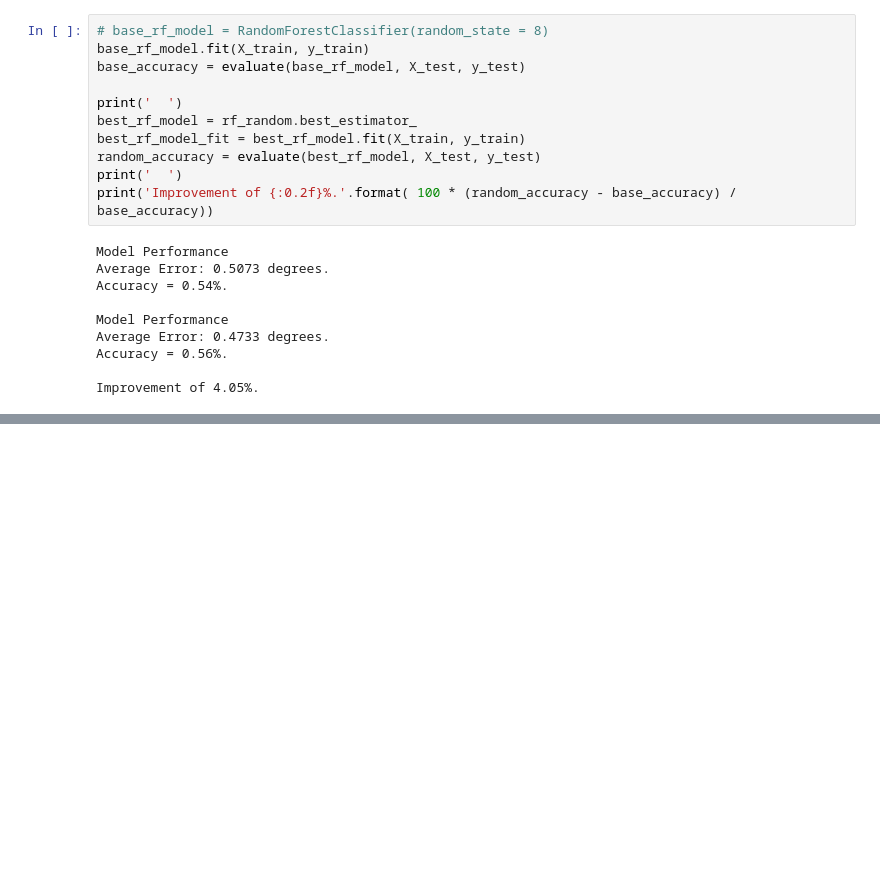
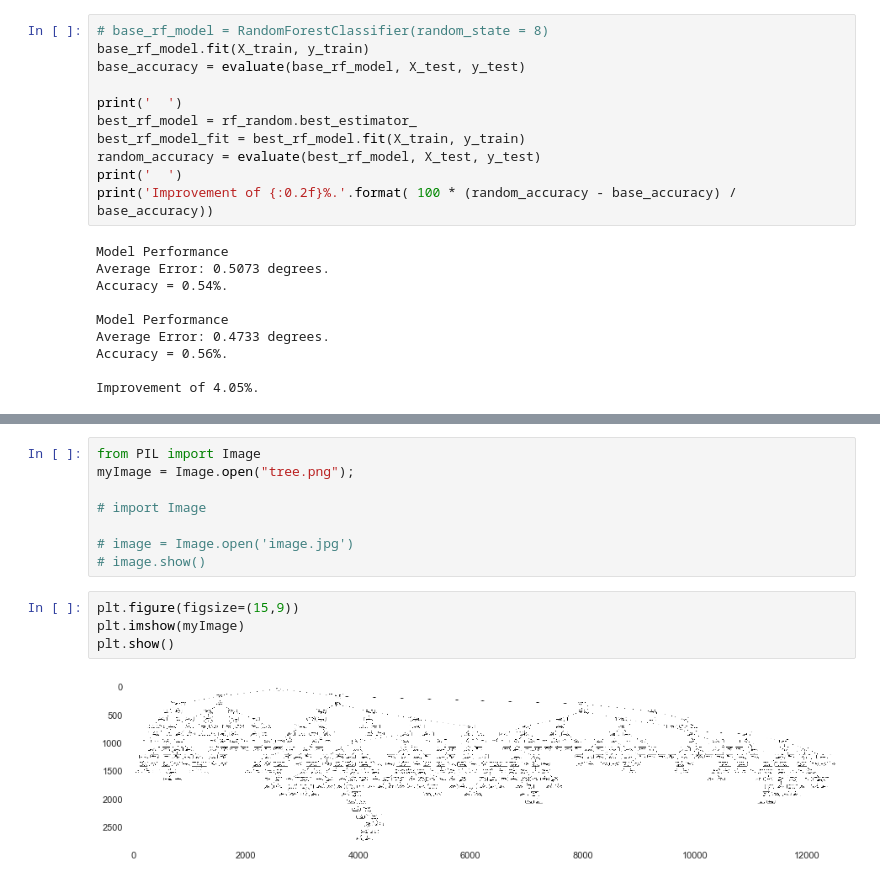
Before and after one commit to yli1517/Module_5_Project_Classification, a Jupyter notebook: Mod_5_Project-Technical_Notebook.ipynb, the cells around one changed output, grey strips where cells are left out. Drawn from its saved outputs; the diff is of its cells as text; blank space fills up the shorter version.

```diff
--- a/Mod_5_Project-Technical_Notebook.ipynb
+++ b/Mod_5_Project-Technical_Notebook.ipynb
@@ -713,0 +806,14 @@ Text(0.5, 1.0, 'Confusion Matrix of RF')
+# %%
+from PIL import Image
+myImage = Image.open("tree.png");
+
+# import Image
+
+# image = Image.open('image.jpg')
+# image.show()
+# %%
+plt.figure(figsize=(15,9))
+plt.imshow(myImage)
+plt.show()
+# %% [output]
+[figure, added]
```
Also changed, not shown: parts of 16 cells of this notebook, 1 other file.
